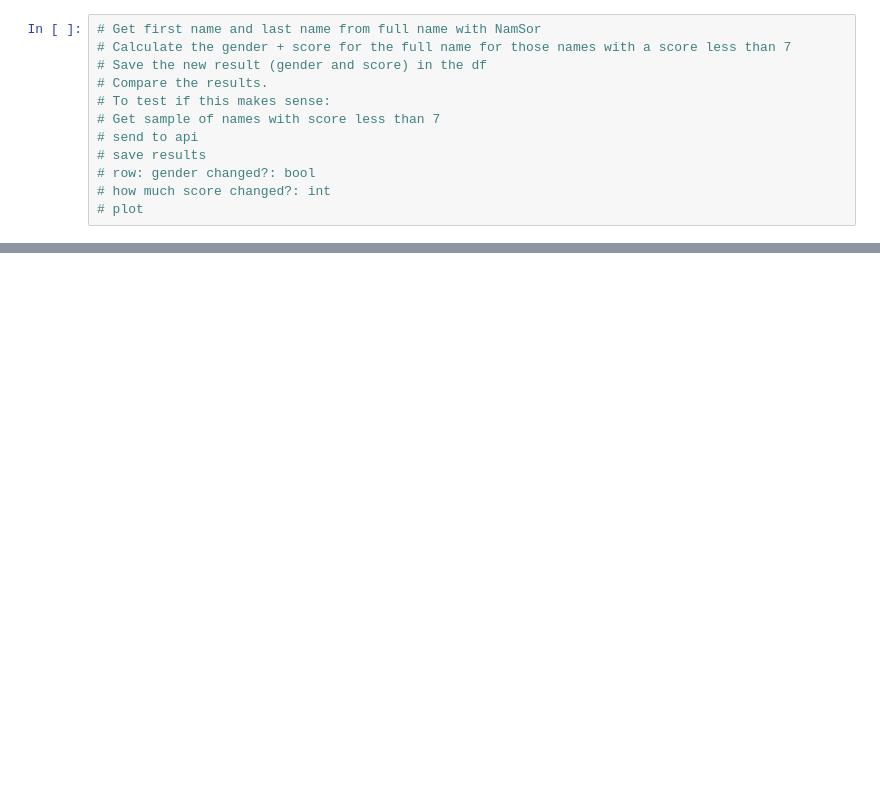
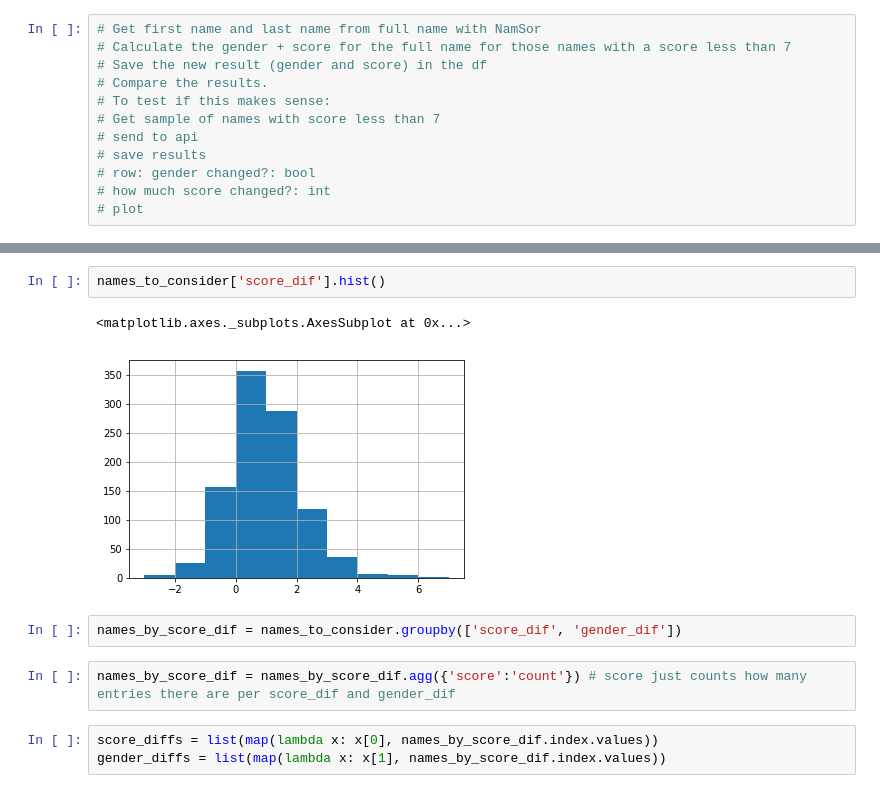
Before and after one commit to LiFaytheGoblin/Gender-Equality-in-CS-Publications, a Jupyter notebook: DataGatheringAndCleaning_HandleUncategorizableNames_DataImprovement.ipynb, the cells around one changed output, grey strips where cells are left out. Cells and saved outputs as stored; diff of their text form; blank space fills up the shorter version.

```diff
--- a/DataGatheringAndCleaning_HandleUncategorizableNames_DataImprovement.ipynb
+++ b/DataGatheringAndCleaning_HandleUncategorizableNames_DataImprovement.ipynb
@@ -141,0 +328,12 @@ print('Dataframe completed with API results. Here is a sample: {}'.format(names[
+# %%
+names_to_consider['score_dif'].hist()
+# %% [output]
+<matplotlib.axes._subplots.AxesSubplot at 0x...>
+[figure, added]
+# %%
+names_by_score_dif = names_to_consider.groupby(['score_dif', 'gender_dif'])
+# %%
+names_by_score_dif = names_by_score_dif.agg({'score':'count'}) # score just counts how many entries there are per score_dif and gender_dif
+# %%
+score_diffs = list(map(lambda x: x[0], names_by_score_dif.index.values))
+gender_diffs = list(map(lambda x: x[1], names_by_score_dif.index.values))
```
Also changed, not shown: parts of 33 cells of this notebook.
